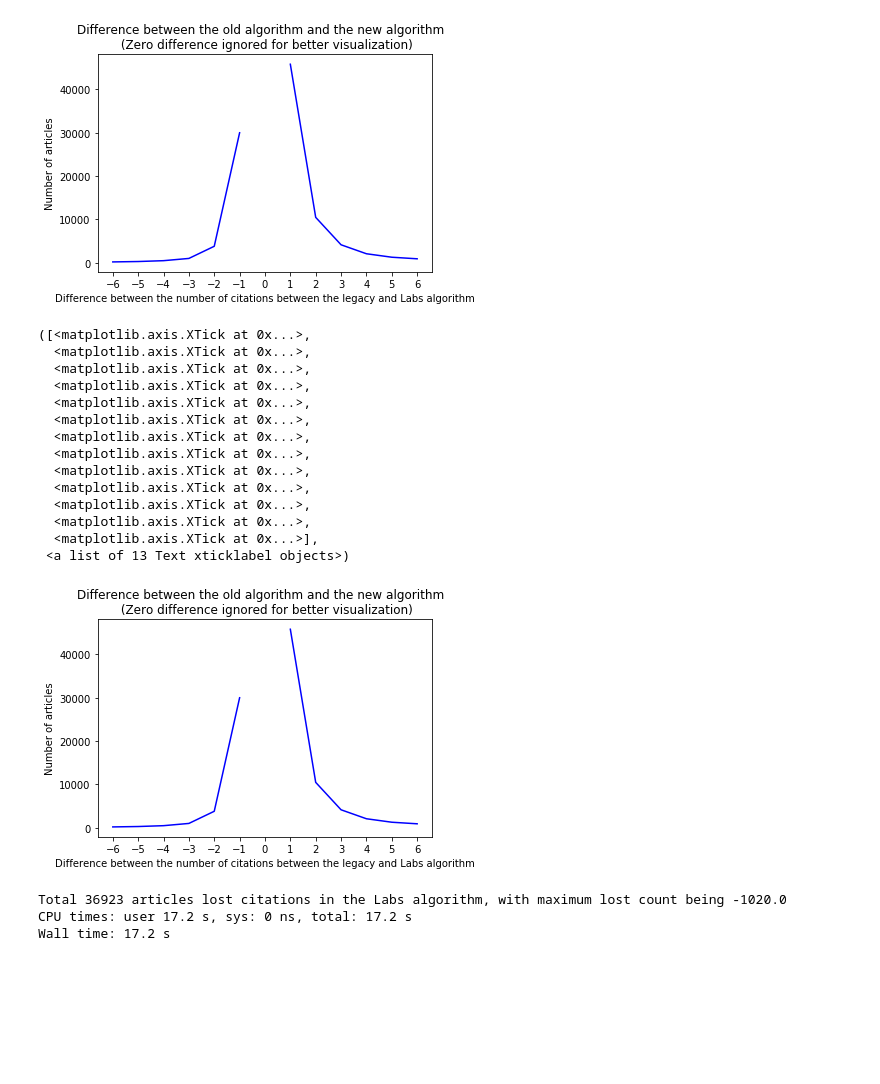
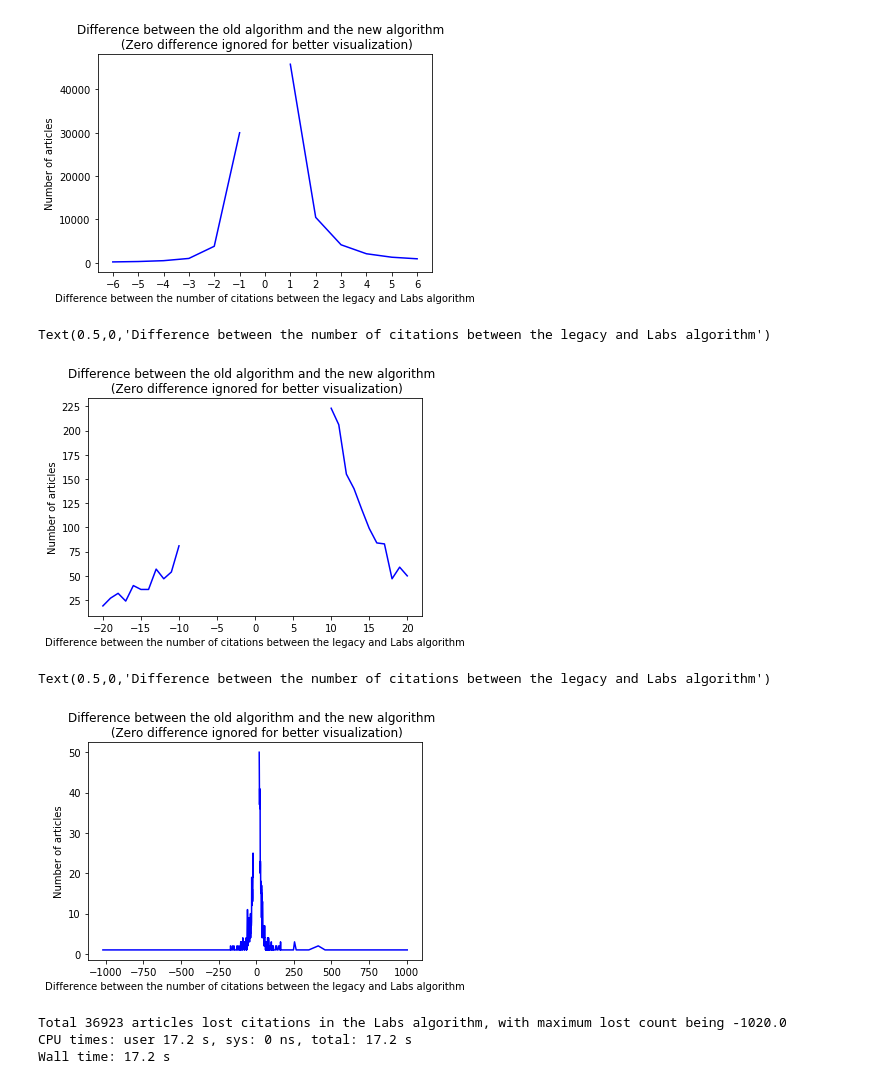
Before and after one commit to salmanmaq/reference-matcher-benchmark, a Jupyter notebook: Citation Difference Calculation.ipynb, the cells around one changed output. Drawn from its saved outputs; the diff is of its cells as text; code cells hidden in the pictures; blank space fills up the shorter version.

```diff
--- a/Citation Difference Calculation.ipynb
+++ b/Citation Difference Calculation.ipynb
@@ -257,30 +257,29 @@ plt.xticks(np.arange(-6, 7, 1.0))
 # %%
 # Plot the results which show the occurenc of the frequency of the citation differences
 %matplotlib inline
 cumulative = diff2.value_counts().sort_index()[-20:-6] #Ignore the articles with ID 0 because they are unlinked
-cumulative2 = diff2.value_counts().sort_index()[6:]
+cumulative2 = diff2.value_counts().sort_index()[6:20]
 plt.plot(cumulative, c='blue')
 plt.plot(cumulative2, c='blue')
 plt.title('Difference between the old algorithm and the new algorithm  \n (Zero difference ignored for better visualization)')
 plt.ylabel('Number of articles')
 plt.xlabel('Difference between the number of citations between the legacy and Labs algorithm')
-plt.xticks(np.arange(-6, 7, 1.0))
 # %% [output]
-([<matplotlib.axis.XTick at 0x...>,
-  <matplotlib.axis.XTick at 0x...>,
-  <matplotlib.axis.XTick at 0x...>,
-  <matplotlib.axis.XTick at 0x...>,
-  <matplotlib.axis.XTick at 0x...>,
-  <matplotlib.axis.XTick at 0x...>,
-  <matplotlib.axis.XTick at 0x...>,
-  <matplotlib.axis.XTick at 0x...>,
-  <matplotlib.axis.XTick at 0x...>,
-  <matplotlib.axis.XTick at 0x...>,
-  <matplotlib.axis.XTick at 0x...>,
-  <matplotlib.axis.XTick at 0x...>,
-  <matplotlib.axis.XTick at 0x...>],
- <a list of 13 Text xticklabel objects>)
+Text(0.5,0,'Difference between the number of citations between the legacy and Labs algorithm')
-[figure, old version]
+[figure, new version]
+# %%
+# Plot the results which show the occurenc of the frequency of the citation differences
+%matplotlib inline
+cumulative = diff2.value_counts().sort_index()[:-20] #Ignore the articles with ID 0 because they are unlinked
+cumulative2 = diff2.value_counts().sort_index()[20:]
+plt.plot(cumulative, c='blue')
+plt.plot(cumulative2, c='blue')
+plt.title('Difference between the old algorithm and the new algorithm  \n (Zero difference ignored for better visualization)')
+plt.ylabel('Number of articles')
+plt.xlabel('Difference between the number of citations between the legacy and Labs algorithm')
+# %% [output]
+Text(0.5,0,'Difference between the number of citations between the legacy and Labs algorithm')
+[figure, added]
 # %%
 %%time
 # Get the articles which have lost citations
```
Also changed, not shown: parts of 7 cells of this notebook.
